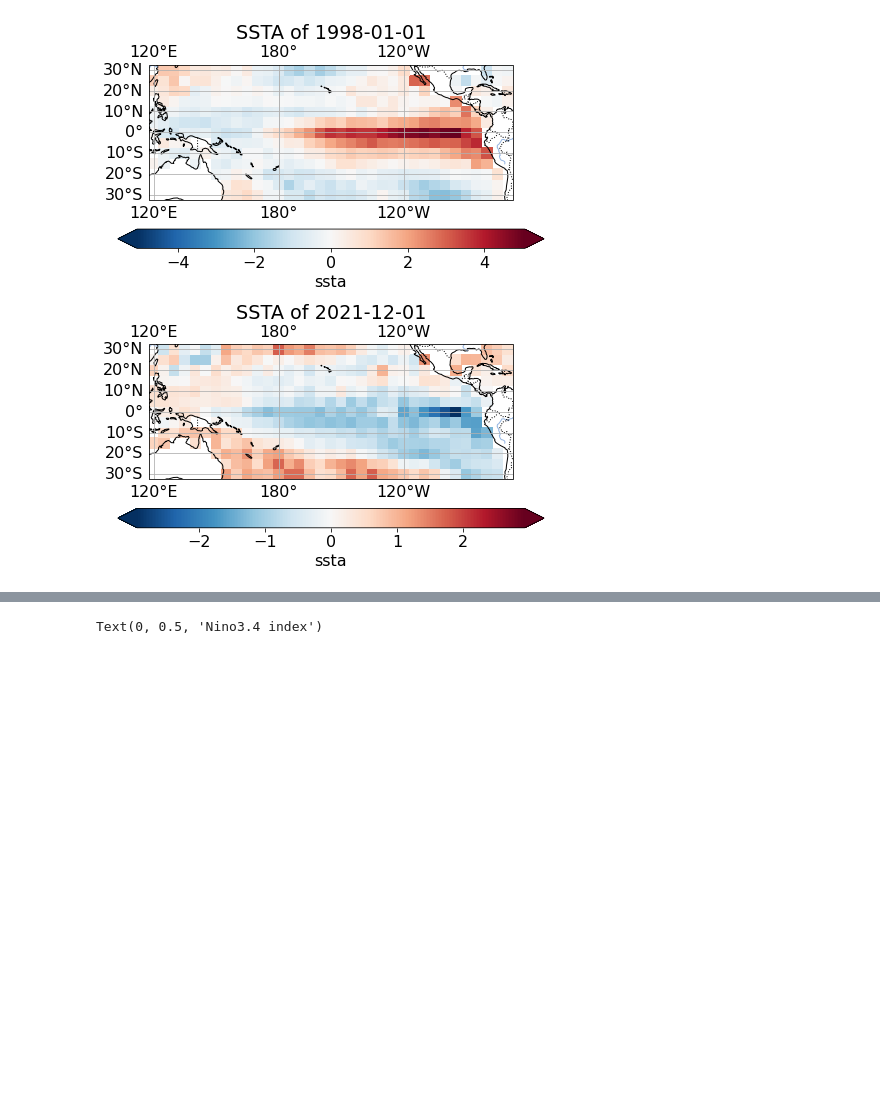
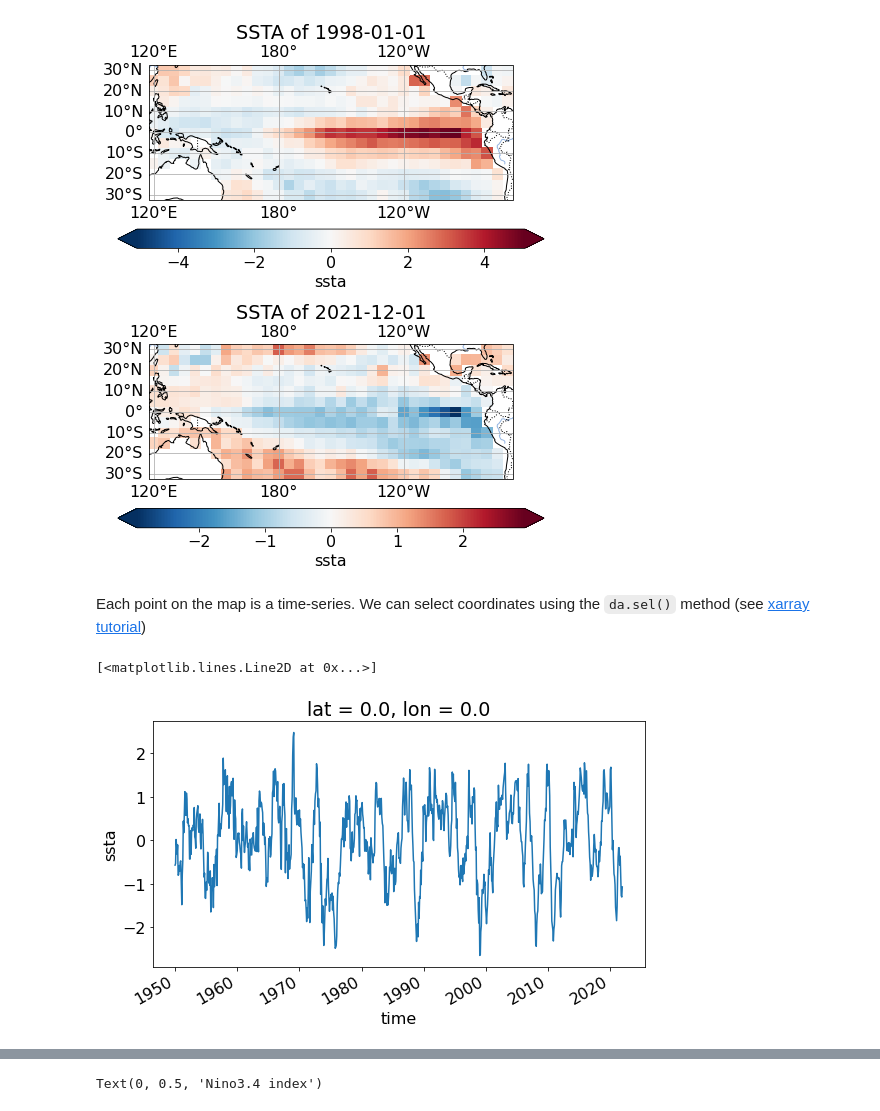
Before and after one commit to mlcs/seminar_ws22, a Jupyter notebook: 04_vae/tutorial_vae_ssta.ipynb, the cells around one changed output, grey strips where cells are left out. Drawn from its saved outputs; the diff is of its cells as text; code cells hidden in the pictures; blank space fills up the shorter version.

````diff
--- a/04_vae/tutorial_vae_ssta.ipynb
+++ b/04_vae/tutorial_vae_ssta.ipynb
@@ -42,6 +51,16 @@ for i, t in enumerate(['1998-01-01', '2021-12-01']):
     ax.set_title(f'SSTA of {t}')
 # %% [output]
 [figure]
+# %% [markdown]
+Each point on the map is a time-series. We can select coordinates using the ```da.sel()``` method (see [xarray tutorial](https://xarray.pydata.org/en/stable/user-guide/indexing.html))
+# %%
+# Select single point
+ts_sample = da.sel(lat=0, lon=0, method='nearest')
+# Plot time-series
+ts_sample.plot()
+# %% [output]
+[<matplotlib.lines.Line2D at 0x...>]
+[figure, added]
 # %% [markdown]
 ### El Nino Southern Oscillation (ENSO)
 
````
Also changed, not shown: parts of 15 cells of this notebook, 3 other files.
